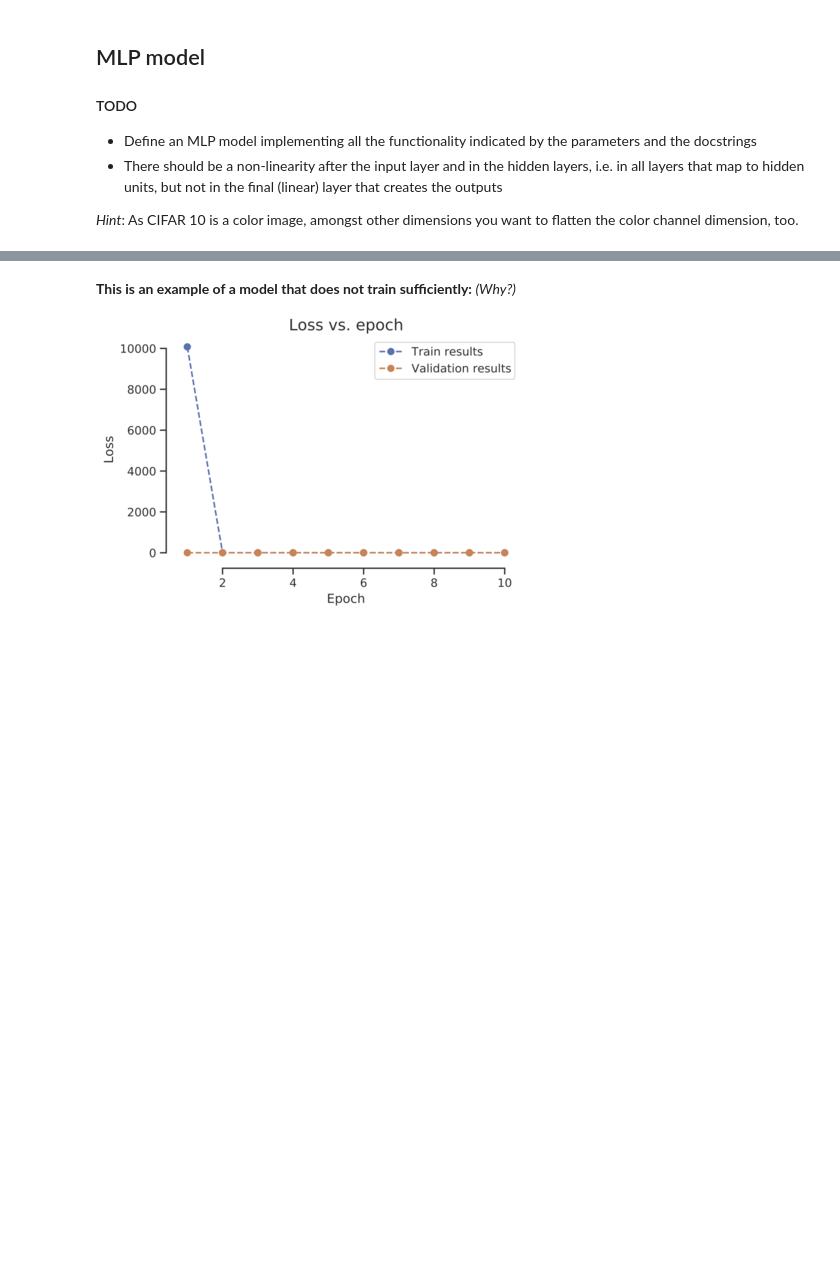
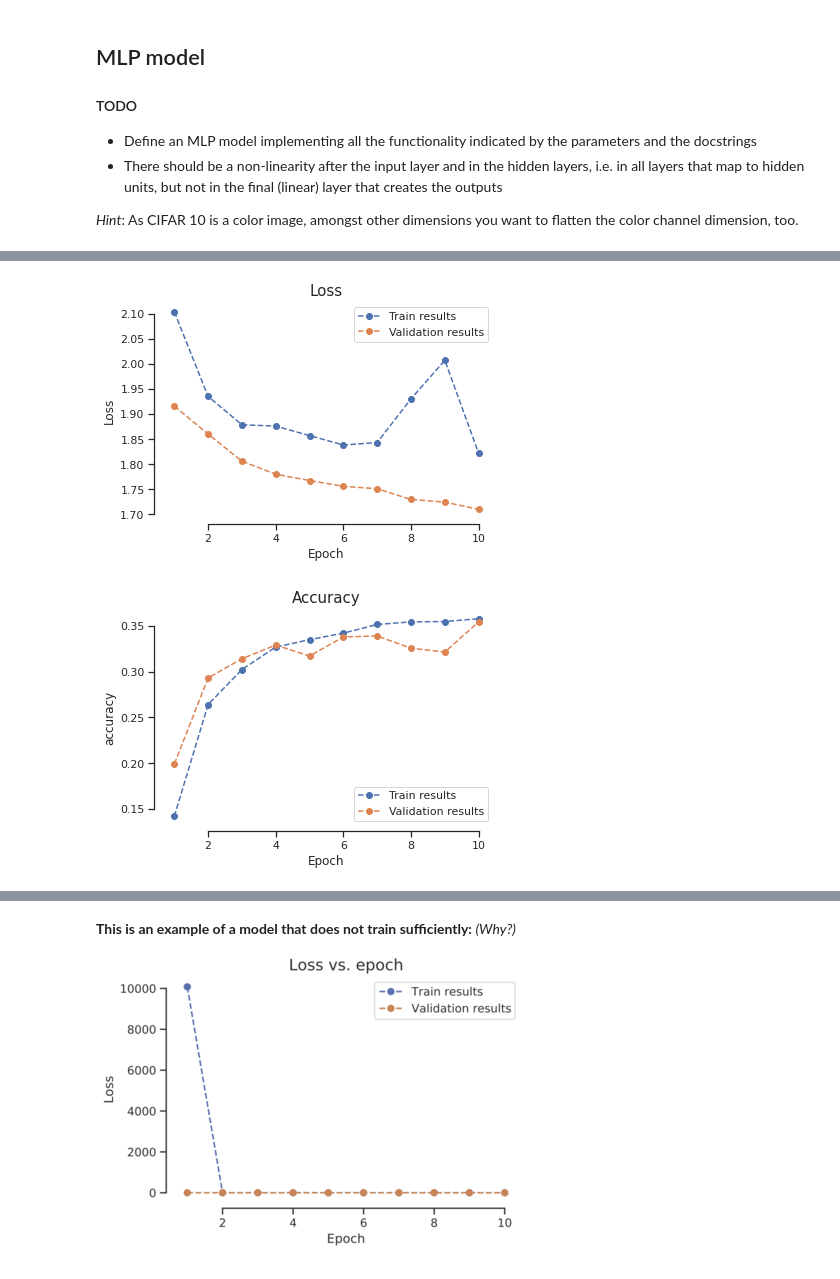
Before and after one commit to jonaden94/deepl-ecker-21-22, a Jupyter notebook: Ex2_2021.ipynb, the cells around one changed output, grey strips where cells are left out. Saved outputs shown, nothing was run; the diff lists cells and outputs as text; code cells hidden in the pictures; blank space fills up the shorter version.

```diff
--- a/Ex2_2021.ipynb
+++ b/Ex2_2021.ipynb
@@ -600,0 +599,8 @@ train_losses, val_losses, train_accs, val_accs, confusion_matrix
+# %%
+mlp = MLP(img_width=32, num_in_channels=3, num_classes=10, num_hidden_units=30,
+          num_hidden_layers=1, act_fn=nn.ReLU(inplace=False))
+
+mlp = mlp.cuda()
+optimizer = torch.optim.Adam(mlp.parameters(), lr=0.01)
+result3 = run_training(mlp, optimizer, loss_function, device, 10,
+                      trainloader, valloader, early_stopper=None, verbose=True)
@@ -600,0 +619,7 @@ train_losses, val_losses, train_accs, val_accs, confusion_matrix
+# %%
+train_losses, train_losses, train_accs, val_accs, confusion_matrix = result3
+plot("Loss", "Loss", train_losses, val_losses, yscale='linear')
+plot("Accuracy", "accuracy", train_accs, val_accs, yscale='linear')
+# %% [output]
+[figure, added]
+[figure, added]
```
Also changed, not shown: parts of 30 cells of this notebook.
